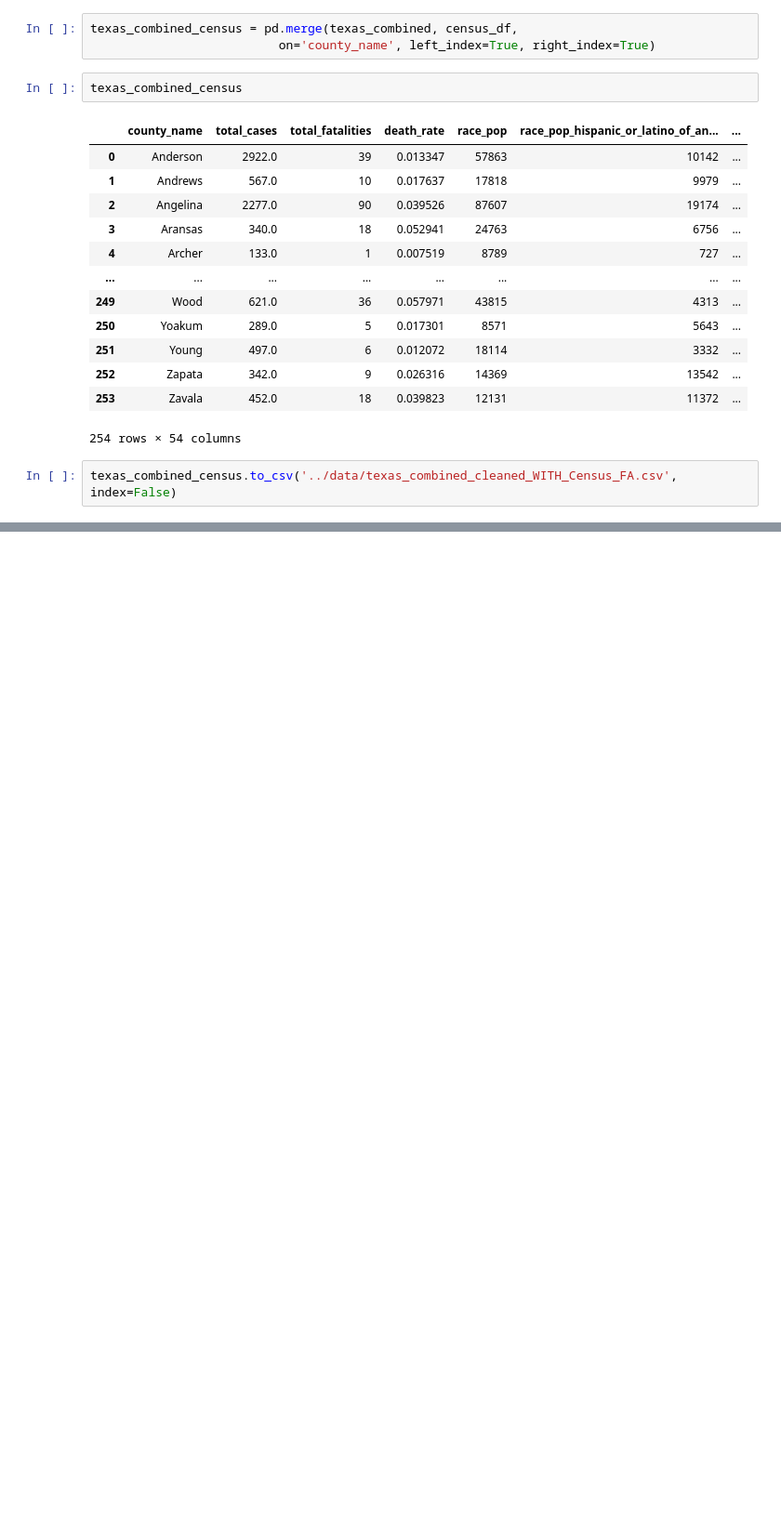
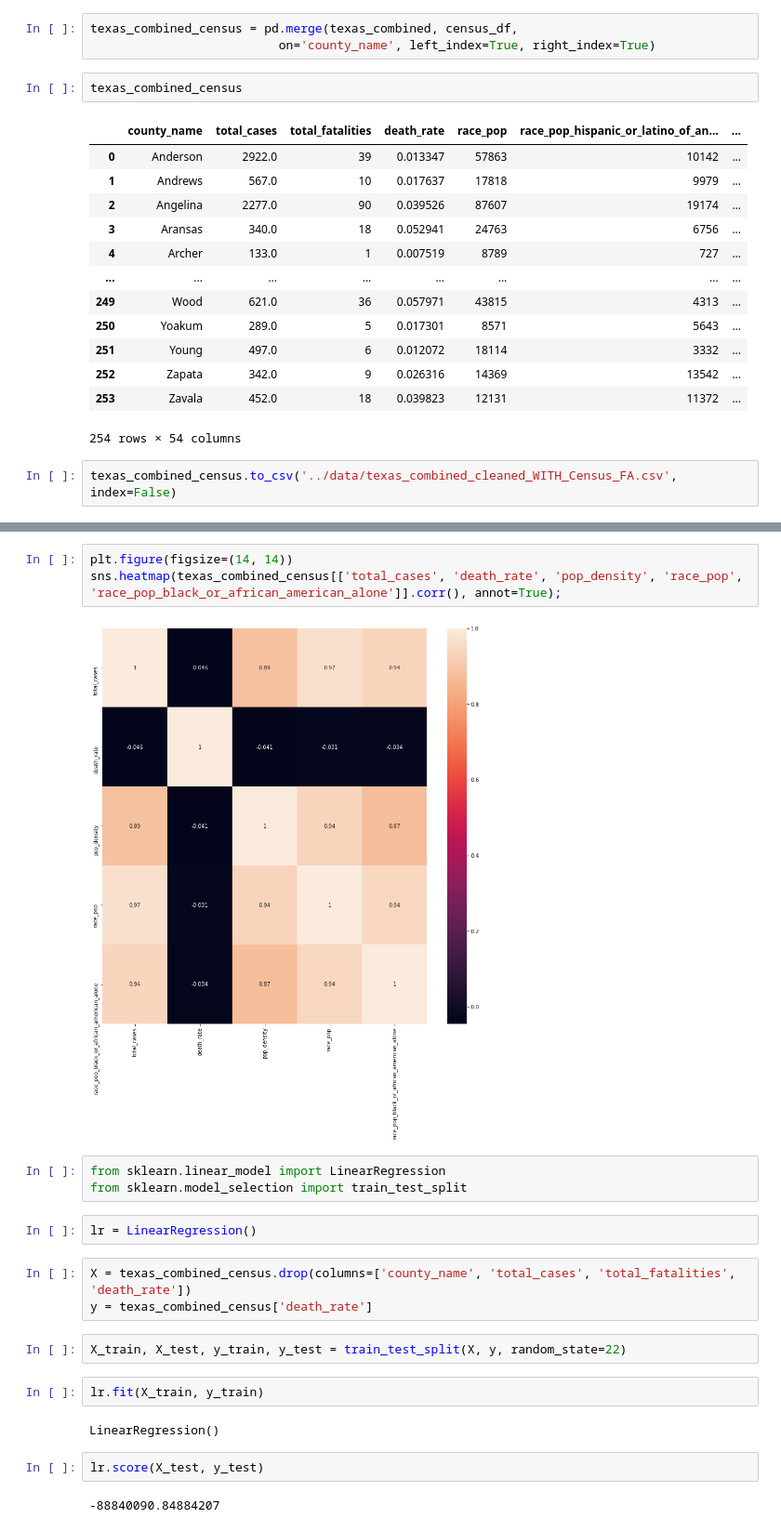
Before and after one commit to cxclark/covid19-analysis, a Jupyter notebook: code/Texas_total cases-death-census.ipynb, the cells around one changed output, grey strips where cells are left out. Shown at 93% size. Saved outputs shown, nothing was run; the diff lists cells and outputs as text; blank space fills up the shorter version.

```diff
--- a/code/Texas_total cases-death-census.ipynb
+++ b/code/Texas_total cases-death-census.ipynb
@@ -423,0 +444,23 @@ texas_combined_census.to_csv('../data/texas_combined_cleaned_WITH_Census_FA.csv'
+# %%
+plt.figure(figsize=(14, 14))
+sns.heatmap(texas_combined_census[['total_cases', 'death_rate', 'pop_density', 'race_pop', 'race_pop_black_or_african_american_alone']].corr(), annot=True);
+# %% [output]
+[figure, added]
+# %%
+from sklearn.linear_model import LinearRegression
+from sklearn.model_selection import train_test_split
+# %%
+lr = LinearRegression()
+# %%
+X = texas_combined_census.drop(columns=['county_name', 'total_cases', 'total_fatalities', 'death_rate'])
+y = texas_combined_census['death_rate']
+# %%
+X_train, X_test, y_train, y_test = train_test_split(X, y, random_state=22)
+# %%
+lr.fit(X_train, y_train)
+# %% [output]
+LinearRegression()
+# %%
+lr.score(X_test, y_test)
+# %% [output]
+-88840090.84884207
```
Also changed, not shown: parts of 15 cells of this notebook, 3 other files.
